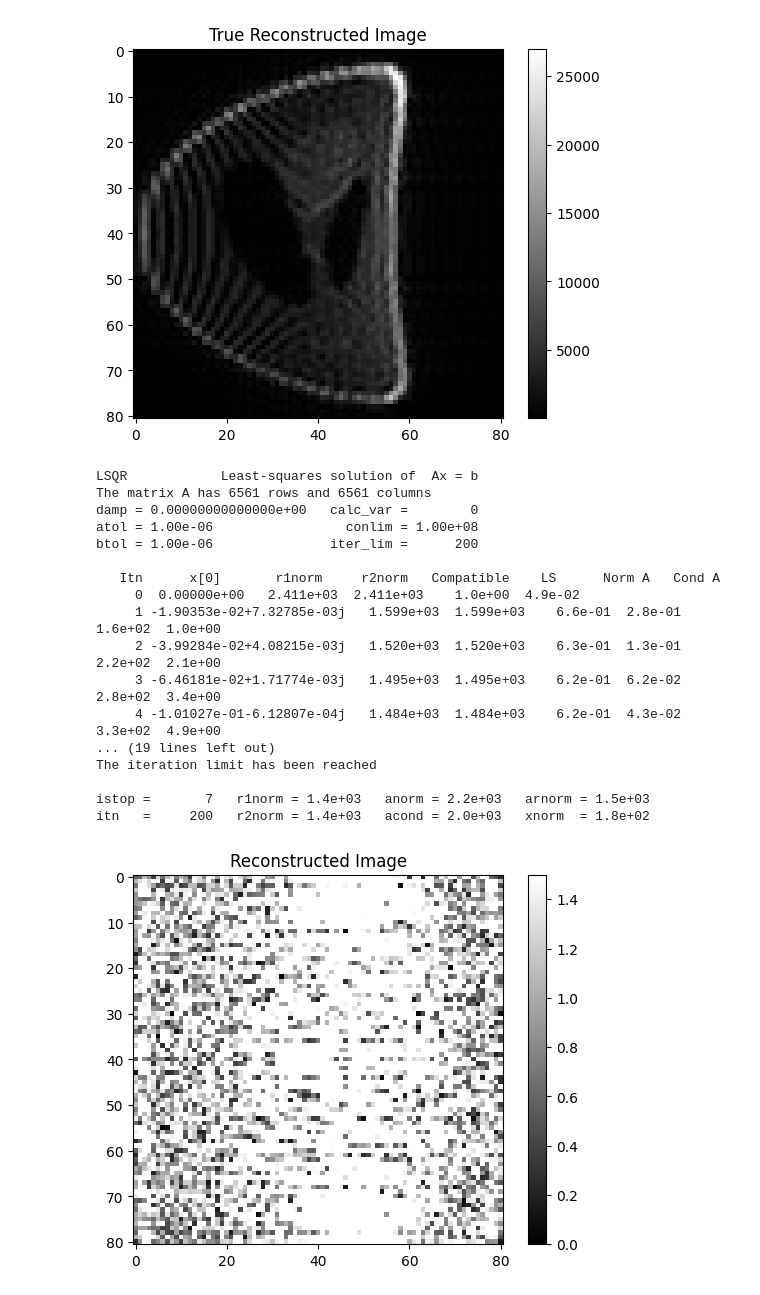
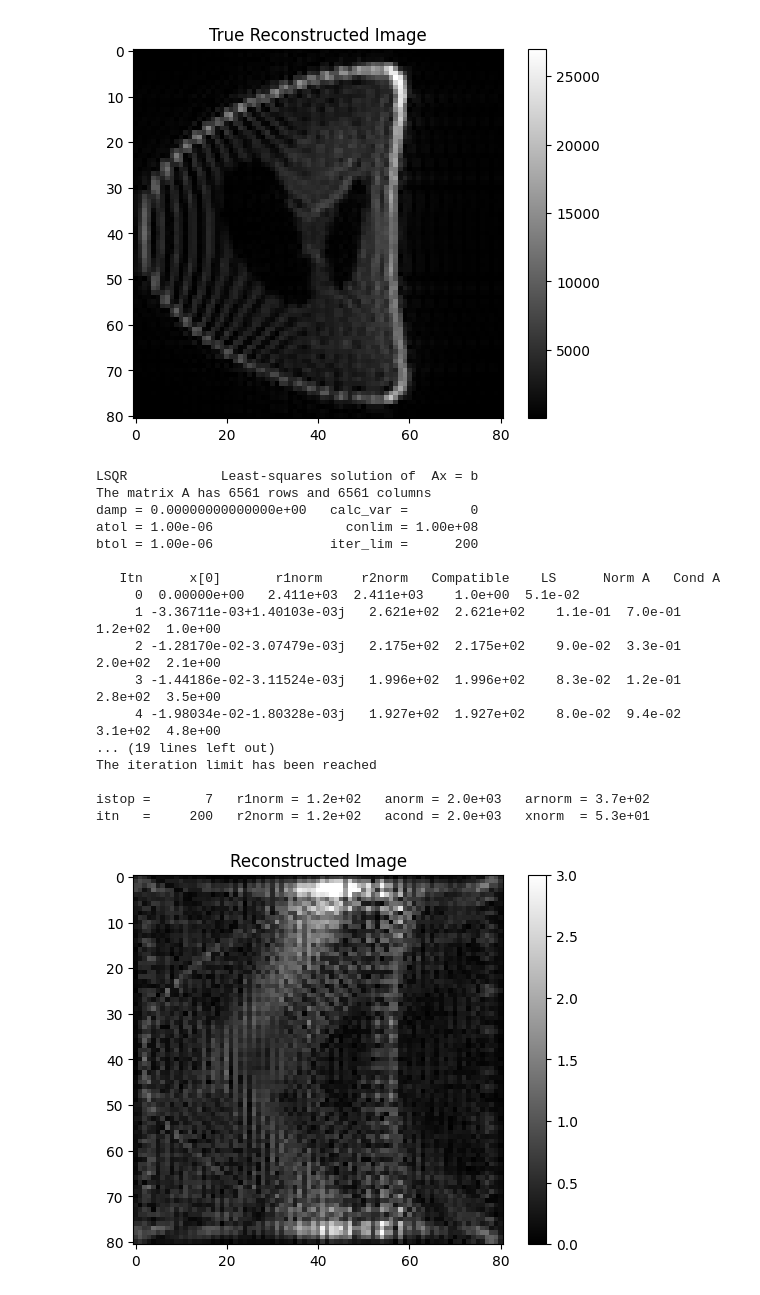
Before and after one commit to MaxStrey/Martinos_MR, a Jupyter notebook: Martinos_project/phantom_generation/phantom_7.ipynb, the cells around one changed output. Saved outputs shown, nothing was run; the diff lists cells and outputs as text; code cells hidden in the pictures.

Commit message:
Tried out some artifact correction

```diff
--- a/Martinos_project/phantom_generation/phantom_7.ipynb
+++ b/Martinos_project/phantom_generation/phantom_7.ipynb
@@ -179,7 +179,7 @@ for i in tqdm(range(N_spins)):
         for k in range(N_spins):
             for l in range(N_spins):
                 # Subtract the phase due to B0 inhomogeneities
-                phase_correction = -gamma * B0_field_map[k, l] * time[i]
+                phase_correction = B0_field_map[k, l] * time[i]
                 Eij = np.exp(-1j * (kx_values[i] * x_values_1[k] + ky_values[j] * y_values_1[l])) * np.exp(1j * phase_correction)
                 # Flatten Eij and place it in the corresponding row of the large encoding matrix
                 encoding_matrix[k*N_spins+l, i*N_spins+j] = Eij  # Use i*N_spins+l to index the columns
@@ -210,21 +210,21 @@ atol = 1.00e-06                 conlim = 1.00e+08
 btol = 1.00e-06               iter_lim =      200
 
    Itn      x[0]       r1norm     r2norm   Compatible    LS      Norm A   Cond A
-     0  0.00000e+00   2.411e+03  2.411e+03    1.0e+00  4.9e-02
-     1 -1.90353e-02+7.32785e-03j   1.599e+03  1.599e+03    6.6e-01  2.8e-01   1.6e+02  1.0e+00
-     2 -3.99284e-02+4.08215e-03j   1.520e+03  1.520e+03    6.3e-01  1.3e-01   2.2e+02  2.1e+00
-     3 -6.46181e-02+1.71774e-03j   1.495e+03  1.495e+03    6.2e-01  6.2e-02   2.8e+02  3.4e+00
-     4 -1.01027e-01-6.12807e-04j   1.484e+03  1.484e+03    6.2e-01  4.3e-02   3.3e+02  4.9e+00
+     0  0.00000e+00   2.411e+03  2.411e+03    1.0e+00  5.1e-02
+     1 -3.36711e-03+1.40103e-03j   2.621e+02  2.621e+02    1.1e-01  7.0e-01   1.2e+02  1.0e+00
+     2 -1.28170e-02-3.07479e-03j   2.175e+02  2.175e+02    9.0e-02  3.3e-01   2.0e+02  2.1e+00
+     3 -1.44186e-02-3.11524e-03j   1.996e+02  1.996e+02    8.3e-02  1.2e-01   2.8e+02  3.5e+00
+     4 -1.98034e-02-1.80328e-03j   1.927e+02  1.927e+02    8.0e-02  9.4e-02   3.1e+02  4.8e+00
 ... (19 lines left out)
 The iteration limit has been reached
 
-istop =       7   r1norm = 1.4e+03   anorm = 2.2e+03   arnorm = 1.5e+03
-itn   =     200   r2norm = 1.4e+03   acond = 2.0e+03   xnorm  = 1.8e+02
+istop =       7   r1norm = 1.2e+02   anorm = 2.0e+03   arnorm = 3.7e+02
+itn   =     200   r2norm = 1.2e+02   acond = 2.0e+03   xnorm  = 5.3e+01
 # %%
 plt.figure()
-plt.imshow(np.abs(image), cmap='gray', vmin=0, vmax=1.5)
+plt.imshow(np.abs(image), cmap='gray', vmin=0, vmax=3.0)
 plt.colorbar()
 plt.title('Reconstructed Image')
 plt.show()
 # %% [output]
-[figure, old version]
+[figure, new version]
```
